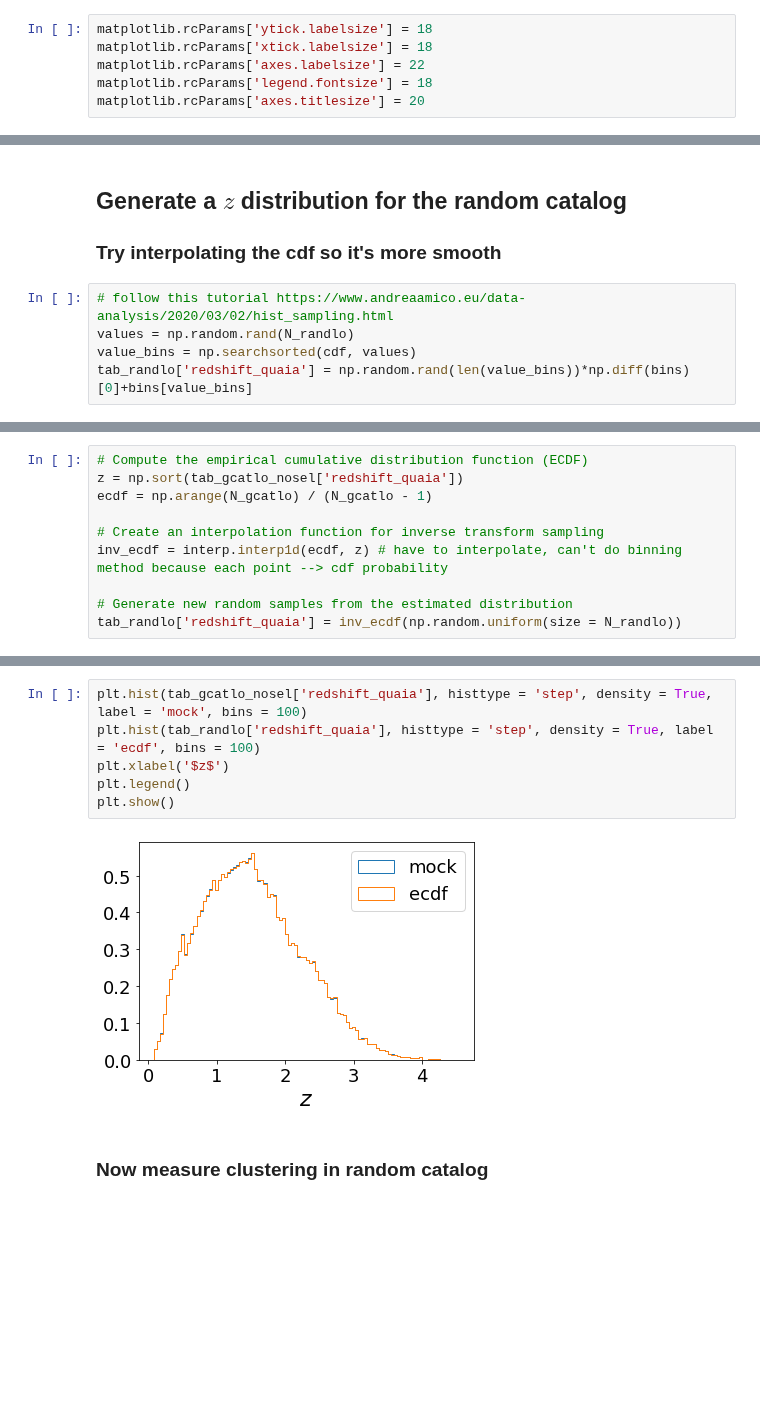
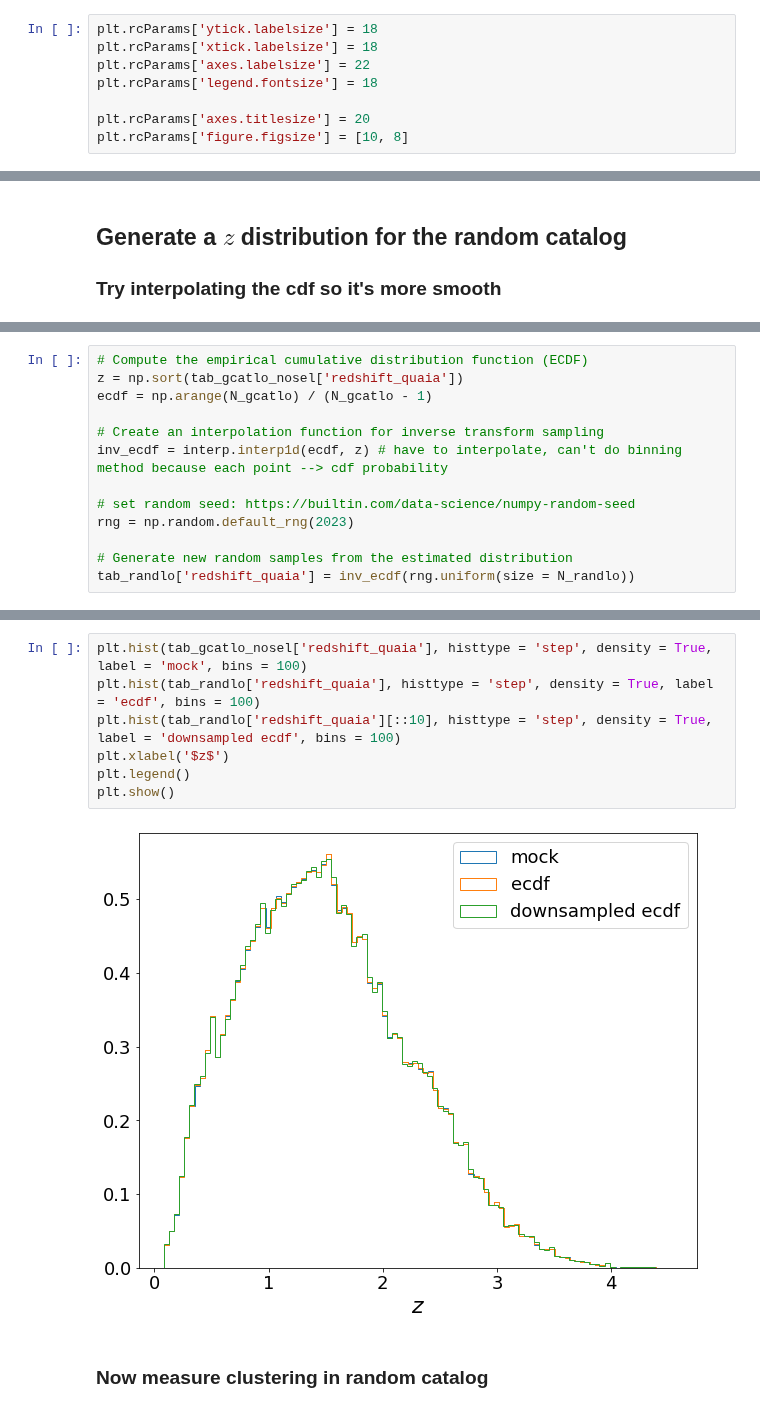
Before and after one commit to mshiferaw/quaia_bias, a Jupyter notebook: notebooks/2025-03-05_measure_wp_rp_comoving.ipynb, the cells around one changed output, grey strips where cells are left out. Cells and saved outputs as stored; diff of their text form; blank space fills up the shorter version.

```diff
--- a/notebooks/2025-03-05_measure_wp_rp_comoving.ipynb
+++ b/notebooks/2025-03-05_measure_wp_rp_comoving.ipynb
@@ -18,11 +17,13 @@ from astropy.cosmology import LambdaCDM
 import astropy.cosmology.units as cu
 import astropy.units as u
 # %%
-matplotlib.rcParams['ytick.labelsize'] = 18
-matplotlib.rcParams['xtick.labelsize'] = 18
-matplotlib.rcParams['axes.labelsize'] = 22
-matplotlib.rcParams['legend.fontsize'] = 18
-matplotlib.rcParams['axes.titlesize'] = 20
+plt.rcParams['ytick.labelsize'] = 18
+plt.rcParams['xtick.labelsize'] = 18
+plt.rcParams['axes.labelsize'] = 22
+plt.rcParams['legend.fontsize'] = 18
+
+plt.rcParams['axes.titlesize'] = 20
+plt.rcParams['figure.figsize'] = [10, 8]
 # %%
 cmap_map = 'plasma'
 # %% [markdown]
@@ -220,8 +221,3 @@ np.save('../results/DD_counts_rmin{}_rmax{}_pimax{}_comoving'.format(str(rmin),
 # %% [markdown]
 ## Generate a $z$ distribution for the random catalog
 ### Try interpolating the cdf so it's more smooth
-# %%
-# follow this tutorial https://www.andreaamico.eu/data-analysis/2020/03/02/hist_sampling.html
-values = np.random.rand(N_randlo)
-value_bins = np.searchsorted(cdf, values)
-tab_randlo['redshift_quaia'] = np.random.rand(len(value_bins))*np.diff(bins)[0]+bins[value_bins]
@@ -241,8 +229,11 @@ ecdf = np.arange(N_gcatlo) / (N_gcatlo - 1)
 # Create an interpolation function for inverse transform sampling
 inv_ecdf = interp.interp1d(ecdf, z) # have to interpolate, can't do binning method because each point --> cdf probability
 
+# set random seed: https://builtin.com/data-science/numpy-random-seed
+rng = np.random.default_rng(2023)
+
 # Generate new random samples from the estimated distribution
-tab_randlo['redshift_quaia'] = inv_ecdf(np.random.uniform(size = N_randlo))
+tab_randlo['redshift_quaia'] = inv_ecdf(rng.uniform(size = N_randlo))
 # %%
 plt.plot(z, ecdf, label = 'ecdf')
 plt.hist(tab_gcatlo_nosel['redshift_quaia'], cumulative = True, density = True, bins = 100)
@@ -254,11 +245,12 @@ plt.show()
 # %%
 plt.hist(tab_gcatlo_nosel['redshift_quaia'], histtype = 'step', density = True, label = 'mock', bins = 100)
 plt.hist(tab_randlo['redshift_quaia'], histtype = 'step', density = True, label = 'ecdf', bins = 100)
+plt.hist(tab_randlo['redshift_quaia'][::10], histtype = 'step', density = True, label = 'downsampled ecdf', bins = 100)
 plt.xlabel('$z$')
 plt.legend()
 plt.show()
 # %% [output]
-[figure, old version]
+[figure, new version]
 # %% [markdown]
 ### Now measure clustering in random catalog
 # %%
```
Also changed, not shown: parts of 19 cells of this notebook, 21 other files.
